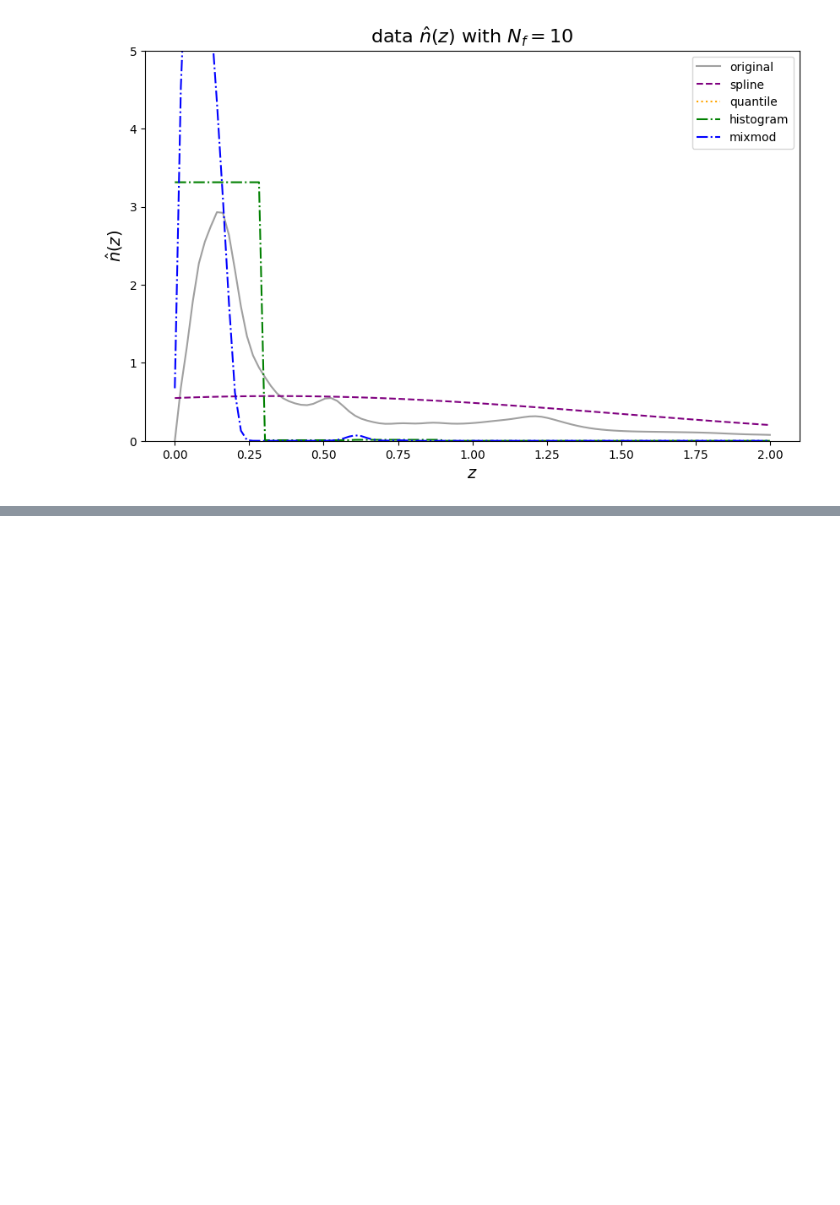
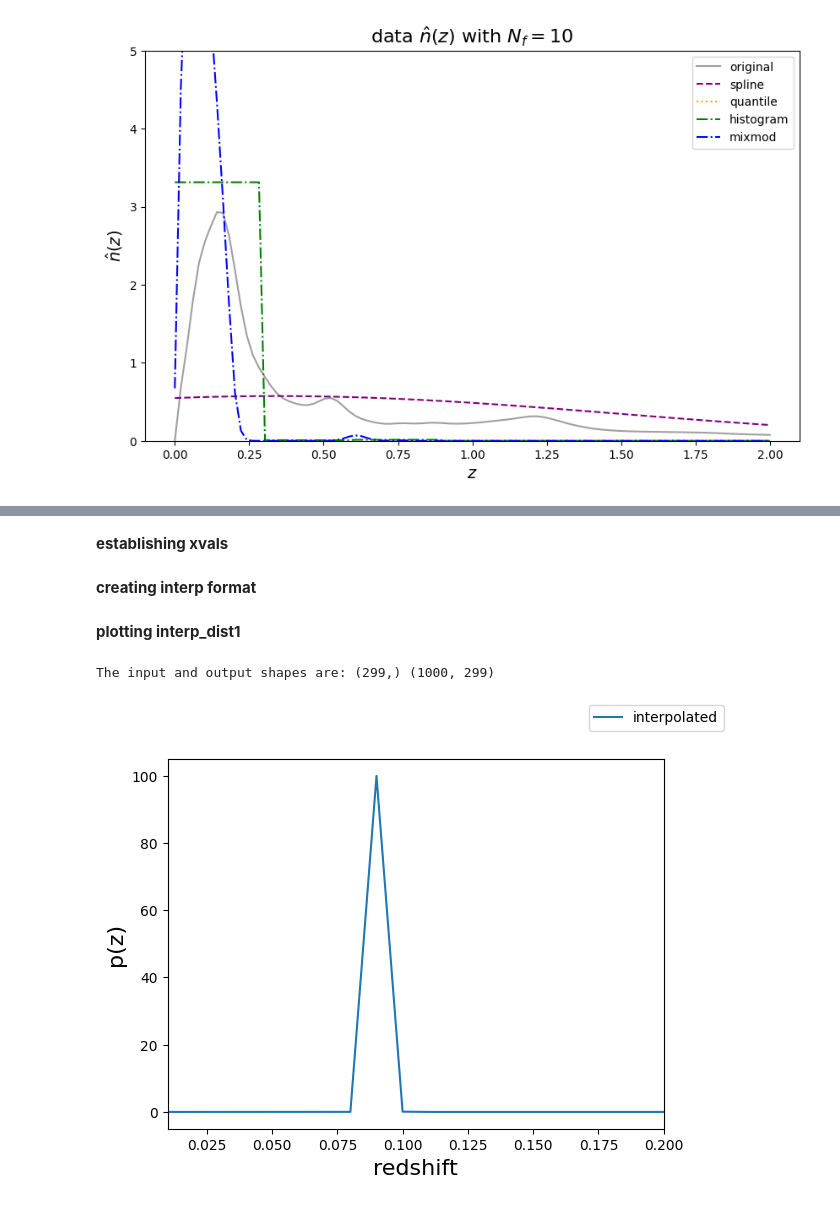
Before and after one commit to chadschafer/qp, a Jupyter notebook: nb/spline_try_copy.ipynb, the cells around one changed output, grey strips where cells are left out. Cells and saved outputs as stored; diff of their text form; code cells hidden in the pictures; blank space fills up the shorter version.

```diff
--- a/nb/spline_try_copy.ipynb
+++ b/nb/spline_try_copy.ipynb
@@ -1924,0 +2175,3 @@ plt.show()
+# %%
+data = np.loadtxt("pzdata.csv",delimiter=",")
+print(data)
@@ -1924,0 +2186,20 @@ plt.show()
+# %% [markdown]
+**establishing xvals**
+# %%
+zgrid = np.arange(0.01, 3, 0.01)
+# %% [markdown]
+**creating interp format**
+# %%
+interp_dist = qp.interp(xvals=zgrid, yvals=data)
+# %% [markdown]
+**plotting interp_dist1**
+# %%
+interp_vals = interp_dist.pdf(zgrid)
+print("The input and output shapes are:", zgrid.shape, interp_vals.shape)
+# Construct a single PDF for plotting
+interp_dist1 = qp.interp(xvals=zgrid, yvals=np.atleast_2d(data[0]))
+fig, axes = qp.plotting.plot_native(interp_dist1, xlim=(0.01, 0.2), label="interpolated")
+leg = fig.legend()
+# %% [output]
+The input and output shapes are: (299,) (1000, 299)
+[figure, added]
```
Also changed, not shown: parts of 33 cells of this notebook.
